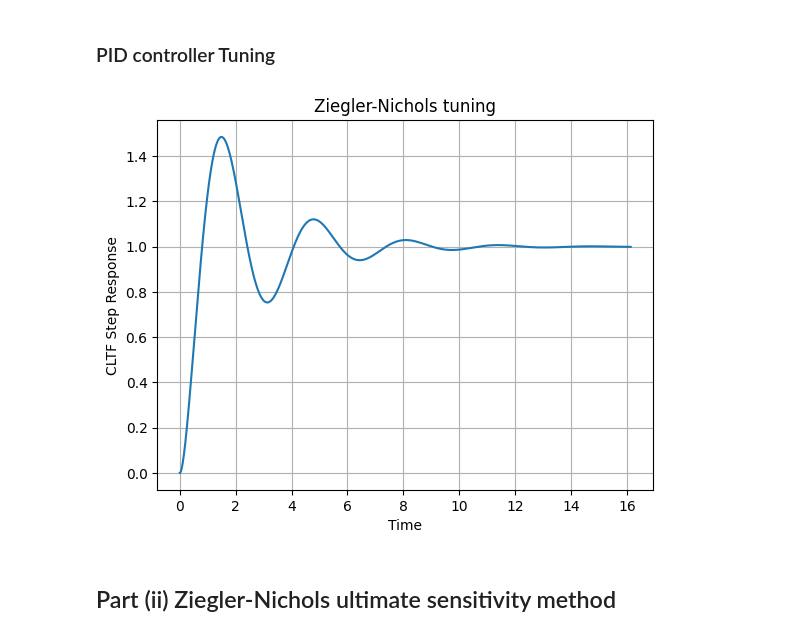
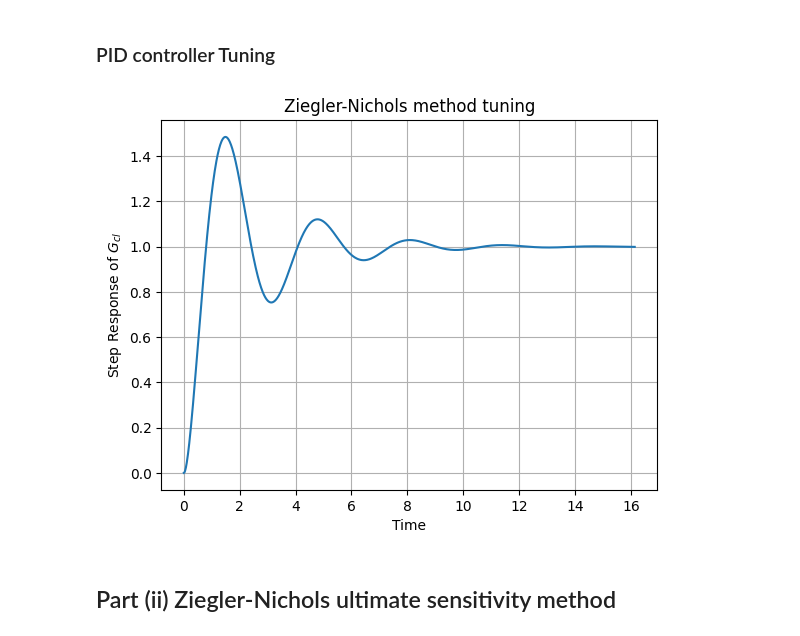
Before and after one commit to DavesUnderscoreTreehouse/ELE2038_H4, a Jupyter notebook: ELE2038_H4.ipynb, the cells around one changed output. Saved outputs shown, nothing was run; the diff lists cells and outputs as text; code cells hidden in the pictures.

```diff
--- a/ELE2038_H4.ipynb
+++ b/ELE2038_H4.ipynb
@@ -97,19 +97,19 @@ R = 0.2925257758567845
 # %%
 # Based on the parameters in Table 10.2 in Section 10.3.2
 Kc = 1.2 / (r * l)
-tauI = 2*l
-tauD = 0.5*l
+tauI_zn1 = 2*l
+tauD_zn1 = 0.5*l
 # %%
-Gpid = Kc * (1 + tauD * s + 1 / (tauI * s))
-Gcl = ct.feedback(ct.series(Gpid, G), 1)
-stepRes = ct.step_response(Gcl)
+Gpid_zn1 = Kc * (1 + tauD_zn1 * s + 1 / (tauI_zn1 * s))
+Gcl_zn1 = ct.feedback(ct.series(Gpid_zn1, G), 1)
+stepRes = ct.step_response(Gcl_zn1)
 plt.plot(stepRes.time, stepRes.outputs)
 plt.xlabel('Time')
-plt.ylabel('CLTF Step Response')
-plt.title('Ziegler-Nichols tuning')
+plt.ylabel('Step Response of $G_{cl}$')
+plt.title('Ziegler-Nichols method tuning')
 plt.grid()
 plt.show()
 # %% [output]
-[figure, old version]
+[figure, new version]
 # %% [markdown]
 ## Part (ii) Ziegler-Nichols ultimate sensitivity method
```
Also changed, not shown: parts of 5 cells of this notebook.
